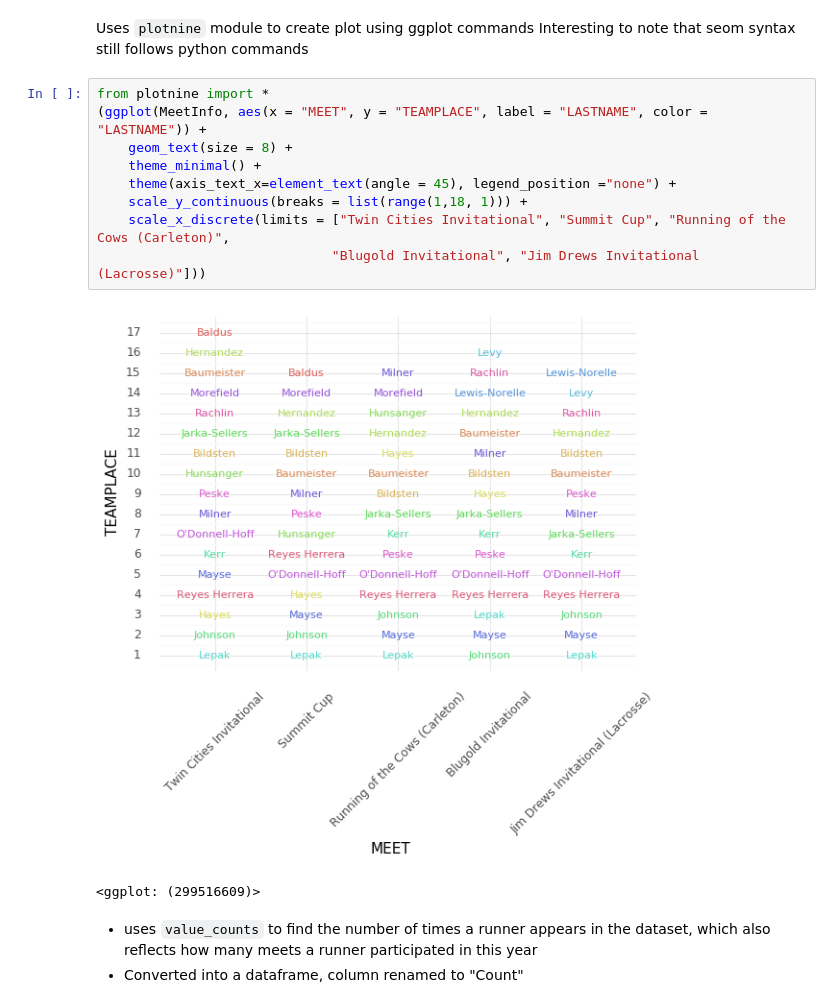
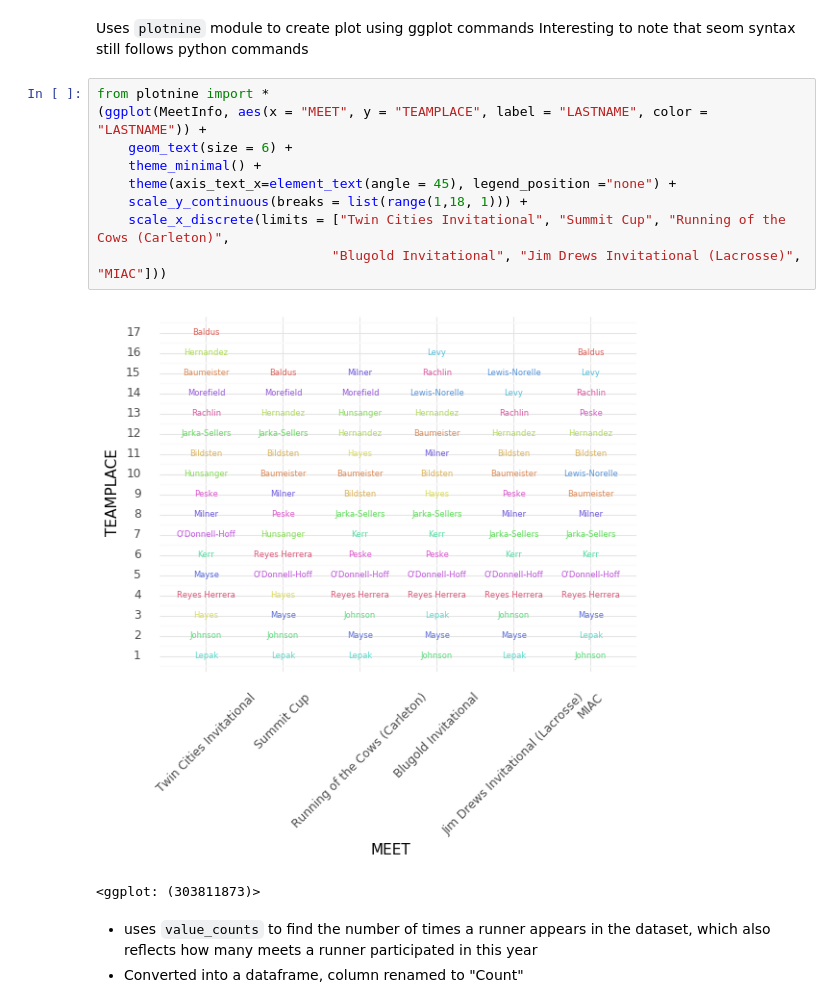
Before and after one commit to ereyesherrera/web_scraping_project, a Jupyter notebook: MACXC_dataViz.ipynb, the cells around one changed output. Drawn from its saved outputs; the diff is of its cells as text.

```diff
--- a/MACXC_dataViz.ipynb
+++ b/MACXC_dataViz.ipynb
@@ -38,15 +45,15 @@ Interesting to note that seom syntax still follows python commands
 # %%
 from plotnine import *
 (ggplot(MeetInfo, aes(x = "MEET", y = "TEAMPLACE", label = "LASTNAME", color = "LASTNAME")) +
-    geom_text(size = 8) +
+    geom_text(size = 6) +
     theme_minimal() +
     theme(axis_text_x=element_text(angle = 45), legend_position ="none") +
     scale_y_continuous(breaks = list(range(1,18, 1))) +
     scale_x_discrete(limits = ["Twin Cities Invitational", "Summit Cup", "Running of the Cows (Carleton)",
-                              "Blugold Invitational", "Jim Drews Invitational (Lacrosse)"]))
+                              "Blugold Invitational", "Jim Drews Invitational (Lacrosse)", "MIAC"]))
 # %% [output]
-[figure, old version]
+[figure, new version]
-<ggplot: (299516609)>
+<ggplot: (303811873)>
 # %% [markdown]
 * uses `value_counts` to find the number of times a runner appears in the dataset, which also reflects how many meets a runner participated in this year
 * Converted into a dataframe, column renamed to "Count"
```
Also changed, not shown: parts of 8 cells of this notebook, 1 other file.
